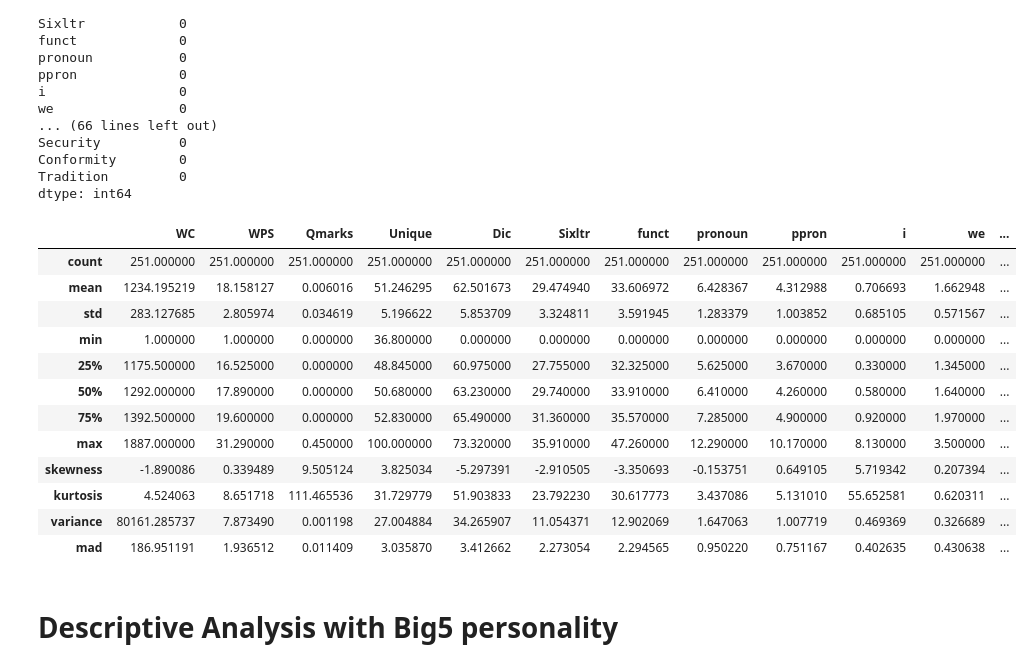
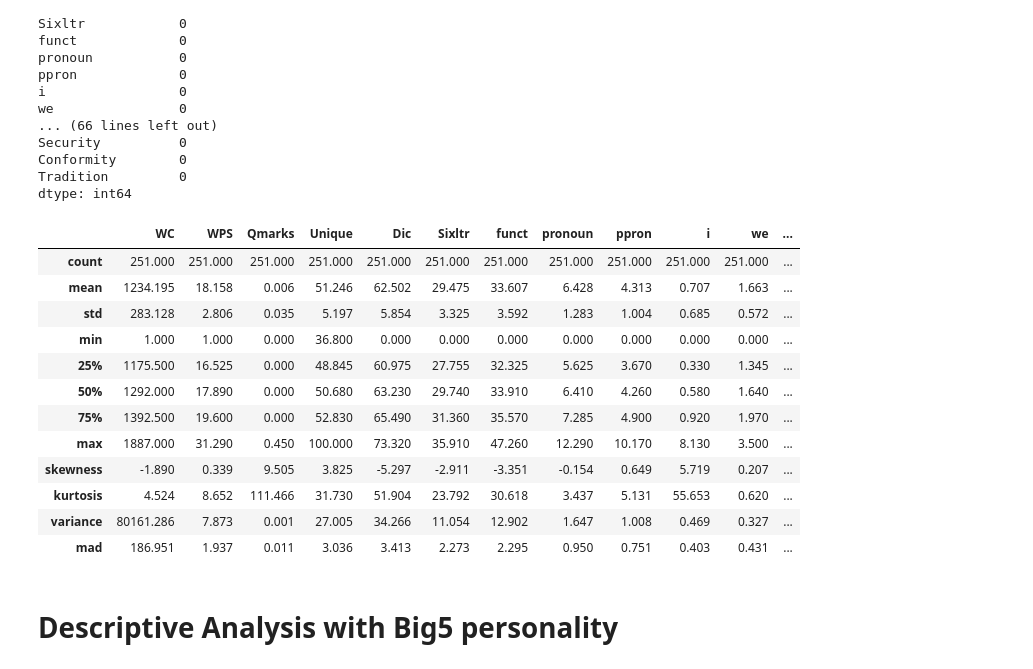
Before and after one commit to S-Delowar/Data-Science-Machine-Learning, a Jupyter notebook: DA_Project_Group_6.ipynb, the cells around one changed output. Cells and saved outputs as stored; diff of their text form; code cells hidden in the pictures.

```diff
--- a/DA_Project_Group_6.ipynb
+++ b/DA_Project_Group_6.ipynb
@@ -77,25 +77,25 @@ dtype: int64
 # %%
 # Statistics Analysis for df dataframe
 summary_df = df.describe()
 summary_df.loc['skewness'] = df.skew()
 summary_df.loc['kurtosis'] = df.kurt()
 summary_df.loc['variance'] = df.var()
 summary_df.loc['mad'] = df.mad()
-summary_df
+summary_df.round(decimals= 3)
 # %% [output]
 |  | WC | WPS | Qmarks | Unique | Dic | Sixltr | funct | pronoun | ppron | i | we | ... |
-| count | 251.000000 | 251.000000 | 251.000000 | 251.000000 | 251.000000 | 251.000000 | 251.000000 | 251.000000 | 251.000000 | 251.000000 | 251.000000 | ... |
-| mean | 1234.195219 | 18.158127 | 0.006016 | 51.246295 | 62.501673 | 29.474940 | 33.606972 | 6.428367 | 4.312988 | 0.706693 | 1.662948 | ... |
-| std | 283.127685 | 2.805974 | 0.034619 | 5.196622 | 5.853709 | 3.324811 | 3.591945 | 1.283379 | 1.003852 | 0.685105 | 0.571567 | ... |
-| min | 1.000000 | 1.000000 | 0.000000 | 36.800000 | 0.000000 | 0.000000 | 0.000000 | 0.000000 | 0.000000 | 0.000000 | 0.000000 | ... |
-| 25% | 1175.500000 | 16.525000 | 0.000000 | 48.845000 | 60.975000 | 27.755000 | 32.325000 | 5.625000 | 3.670000 | 0.330000 | 1.345000 | ... |
-| 50% | 1292.000000 | 17.890000 | 0.000000 | 50.680000 | 63.230000 | 29.740000 | 33.910000 | 6.410000 | 4.260000 | 0.580000 | 1.640000 | ... |
-| 75% | 1392.500000 | 19.600000 | 0.000000 | 52.830000 | 65.490000 | 31.360000 | 35.570000 | 7.285000 | 4.900000 | 0.920000 | 1.970000 | ... |
-| max | 1887.000000 | 31.290000 | 0.450000 | 100.000000 | 73.320000 | 35.910000 | 47.260000 | 12.290000 | 10.170000 | 8.130000 | 3.500000 | ... |
-| skewness | -1.890086 | 0.339489 | 9.505124 | 3.825034 | -5.297391 | -2.910505 | -3.350693 | -0.153751 | 0.649105 | 5.719342 | 0.207394 | ... |
-| kurtosis | 4.524063 | 8.651718 | 111.465536 | 31.729779 | 51.903833 | 23.792230 | 30.617773 | 3.437086 | 5.131010 | 55.652581 | 0.620311 | ... |
-| variance | 80161.285737 | 7.873490 | 0.001198 | 27.004884 | 34.265907 | 11.054371 | 12.902069 | 1.647063 | 1.007719 | 0.469369 | 0.326689 | ... |
-| mad | 186.951191 | 1.936512 | 0.011409 | 3.035870 | 3.412662 | 2.273054 | 2.294565 | 0.950220 | 0.751167 | 0.402635 | 0.430638 | ... |
+| count | 251.000 | 251.000 | 251.000 | 251.000 | 251.000 | 251.000 | 251.000 | 251.000 | 251.000 | 251.000 | 251.000 | ... |
+| mean | 1234.195 | 18.158 | 0.006 | 51.246 | 62.502 | 29.475 | 33.607 | 6.428 | 4.313 | 0.707 | 1.663 | ... |
+| std | 283.128 | 2.806 | 0.035 | 5.197 | 5.854 | 3.325 | 3.592 | 1.283 | 1.004 | 0.685 | 0.572 | ... |
+| min | 1.000 | 1.000 | 0.000 | 36.800 | 0.000 | 0.000 | 0.000 | 0.000 | 0.000 | 0.000 | 0.000 | ... |
+| 25% | 1175.500 | 16.525 | 0.000 | 48.845 | 60.975 | 27.755 | 32.325 | 5.625 | 3.670 | 0.330 | 1.345 | ... |
+| 50% | 1292.000 | 17.890 | 0.000 | 50.680 | 63.230 | 29.740 | 33.910 | 6.410 | 4.260 | 0.580 | 1.640 | ... |
+| 75% | 1392.500 | 19.600 | 0.000 | 52.830 | 65.490 | 31.360 | 35.570 | 7.285 | 4.900 | 0.920 | 1.970 | ... |
+| max | 1887.000 | 31.290 | 0.450 | 100.000 | 73.320 | 35.910 | 47.260 | 12.290 | 10.170 | 8.130 | 3.500 | ... |
+| skewness | -1.890 | 0.339 | 9.505 | 3.825 | -5.297 | -2.911 | -3.351 | -0.154 | 0.649 | 5.719 | 0.207 | ... |
+| kurtosis | 4.524 | 8.652 | 111.466 | 31.730 | 51.904 | 23.792 | 30.618 | 3.437 | 5.131 | 55.653 | 0.620 | ... |
+| variance | 80161.286 | 7.873 | 0.001 | 27.005 | 34.266 | 11.054 | 12.902 | 1.647 | 1.008 | 0.469 | 0.327 | ... |
+| mad | 186.951 | 1.937 | 0.011 | 3.036 | 3.413 | 2.273 | 2.295 | 0.950 | 0.751 | 0.403 | 0.431 | ... |
 # %% [markdown]
 # Descriptive Analysis with Big5 personality
 # %%
```
Also changed, not shown: parts of 5 cells of this notebook.
